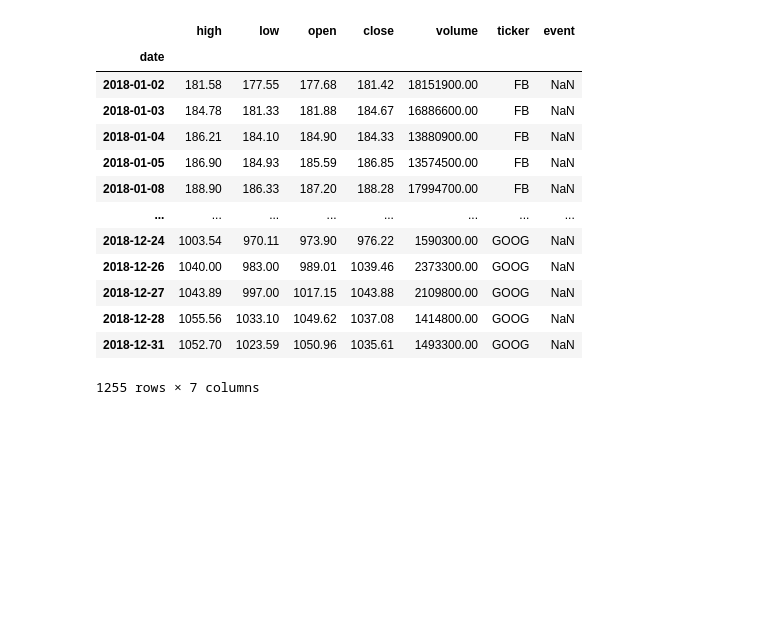
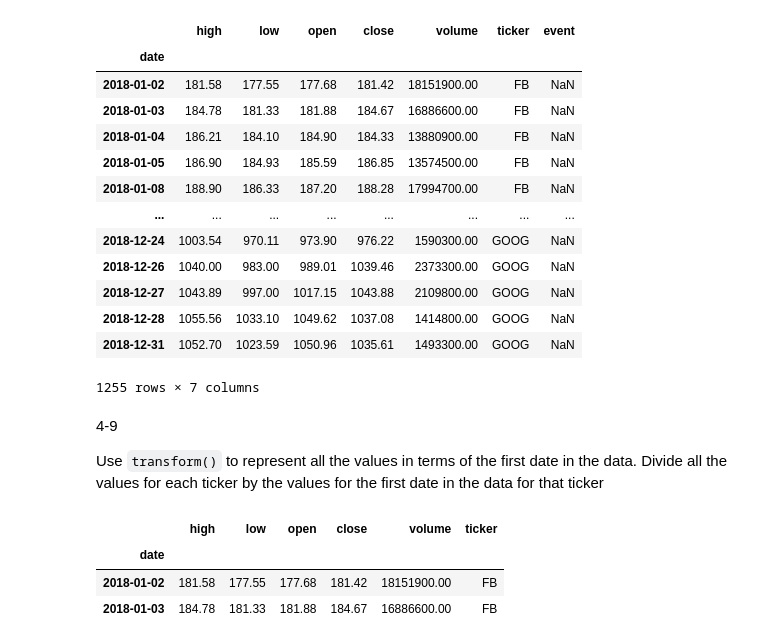
Before and after one commit to nadia-paz/ds-learning, a Jupyter notebook: data_analysis_pandas/exercises.ipynb, the cells around one changed output. Saved outputs shown, nothing was run; the diff lists cells and outputs as text; code cells hidden in the pictures; blank space fills up the shorter version.

```diff
--- a/data_analysis_pandas/exercises.ipynb
+++ b/data_analysis_pandas/exercises.ipynb
@@ -440,3 +440,14 @@ df.reset_index().merge(event.reset_index(),
 | 2018-12-28 | 1055.56 | 1033.10 | 1049.62 | 1037.08 | 1414800.00 | GOOG | NaN |
 | 2018-12-31 | 1052.70 | 1023.59 | 1050.96 | 1035.61 | 1493300.00 | GOOG | NaN |
 1255 rows × 7 columns
+# %% [markdown]
+4-9
+
+Use `transform()` to represent all the values in terms of the first date in the data. Divide all the values for each ticker by the values for the first date in the data for that ticker
+# %%
+df.head(2)
+# %% [output]
+|  | high | low | open | close | volume | ticker |
+| date |  |  |  |  |  |  |
+| 2018-01-02 | 181.58 | 177.55 | 177.68 | 181.42 | 18151900.00 | FB |
+| 2018-01-03 | 184.78 | 181.33 | 181.88 | 184.67 | 16886600.00 | FB |
```
